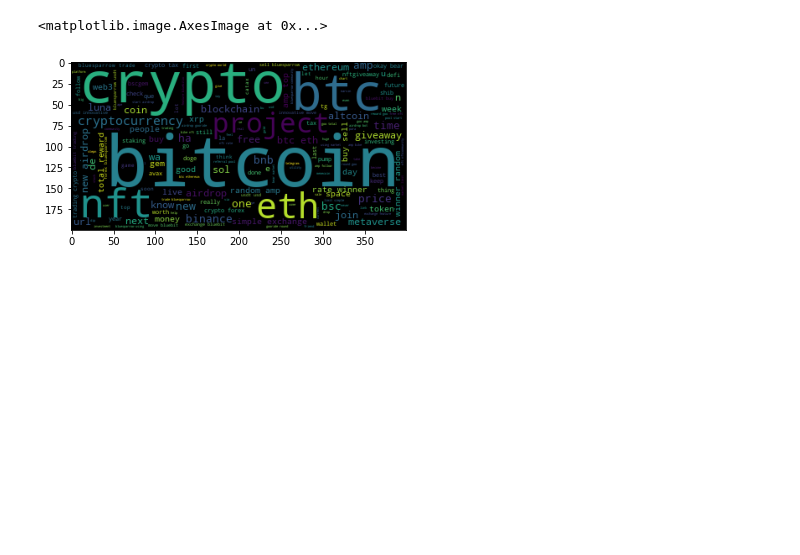
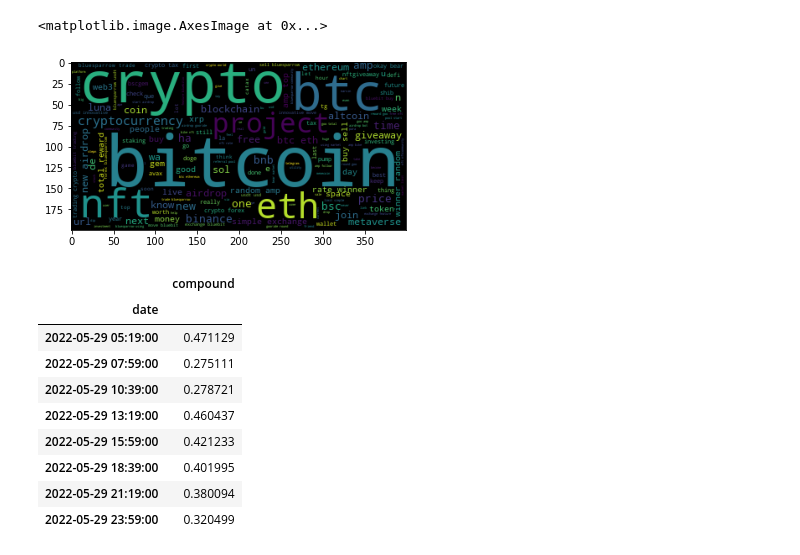
Before and after one commit to mahaguru24/project2-group5, a Jupyter notebook: main.ipynb, the cells around one changed output. Saved outputs shown, nothing was run; the diff lists cells and outputs as text; code cells hidden in the pictures; blank space fills up the shorter version.

Commit message:
Get avg compound score on minute basis

```diff
--- a/main.ipynb
+++ b/main.ipynb
@@ -180,3 +189,30 @@ wc(BTCTweets)
 # %% [output]
 <matplotlib.image.AxesImage at 0x...>
 [figure]
+# %%
+# remov na compounds
+BTCTweetsTemp = BTCTweets[BTCTweets['compound'] != 0]
+BTCTweetsTemp = BTCTweetsTemp[['compound']]
+BTCTweetsTemp.head()
+# %%
+
+BTCTweetsTemp2=BTCTweetsTemp
+# convert date format to hour & minutes
+BTCTweetsTemp2['date'] = pd.to_datetime(BTCTweetsTemp2.index.strftime("%Y-%m-%d %-H:%M"))
+
+# get avg compound score for minutes interval
+BTCTweetsTemp1 = BTCTweetsTemp2 \
+.groupby(by=[ BTCTweetsTemp2.date ]).mean()
+
+BTCTweetsTemp1.head()
+# %% [output]
+|  | compound |
+| date |  |
+| 2022-05-29 05:19:00 | 0.471129 |
+| 2022-05-29 07:59:00 | 0.275111 |
+| 2022-05-29 10:39:00 | 0.278721 |
+| 2022-05-29 13:19:00 | 0.460437 |
+| 2022-05-29 15:59:00 | 0.421233 |
+| 2022-05-29 18:39:00 | 0.401995 |
+| 2022-05-29 21:19:00 | 0.380094 |
+| 2022-05-29 23:59:00 | 0.320499 |
```
Also changed, not shown: parts of 2 cells of this notebook.
